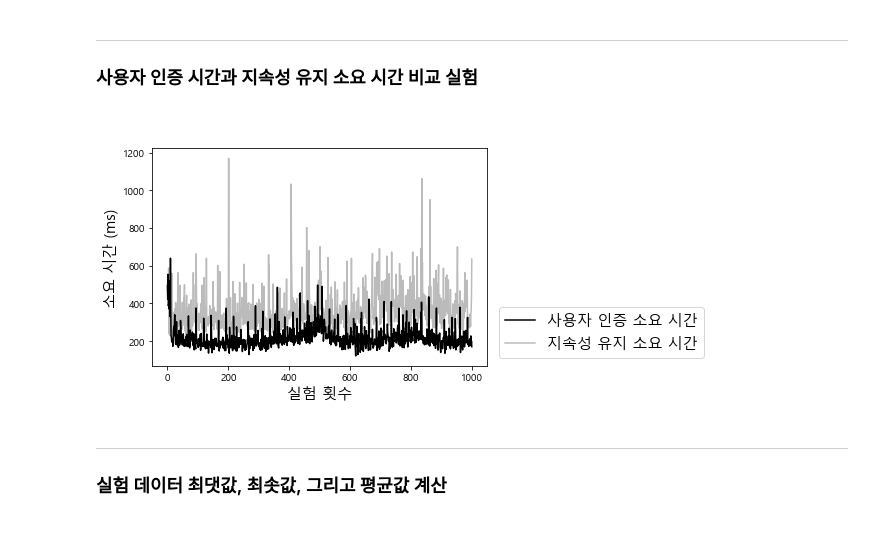
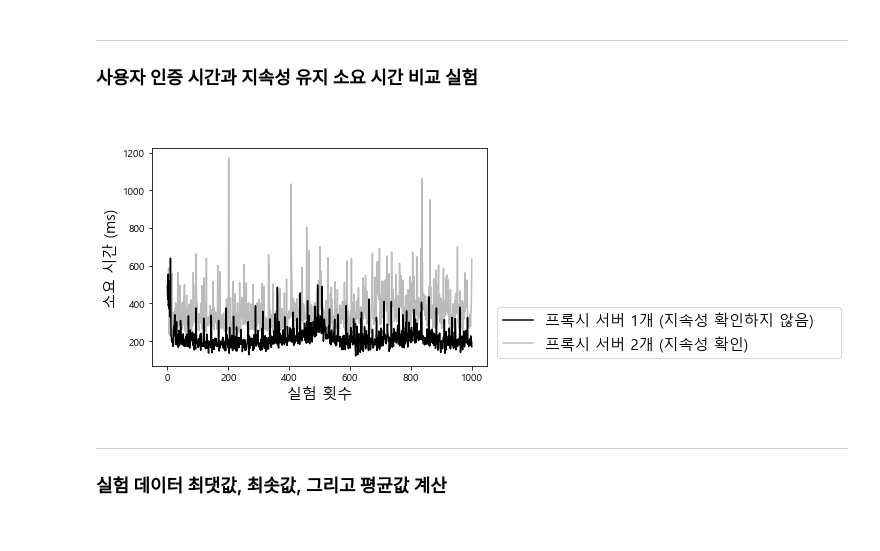
Before and after one commit to KiHyeon-Hong/EOG_data_user_authentication_blockchain, a Jupyter notebook: views/1.EOG_data_user_authentication_NFT_blockchain_model.ipynb, the cells around one changed output. Cells and saved outputs as stored; diff of their text form; code cells hidden in the pictures.

```diff
--- a/views/1.EOG_data_user_authentication_NFT_blockchain_model.ipynb
+++ b/views/1.EOG_data_user_authentication_NFT_blockchain_model.ipynb
@@ -195,17 +195,17 @@ plt.show()
 <h3>사용자 인증 시간과 지속성 유지 소요 시간 비교 실험</h3>
 <br>
 # %%
-plt.plot(AuthenticationTest['Count'], AuthenticationTest['Time'], color='#000000FF', label='사용자 인증 소요 시간')
-plt.plot(PersistenceTest['Count'], PersistenceTest['Time'], color='#00000044', label='지속성 유지 소요 시간')
+plt.plot(AuthenticationTest['Count'], AuthenticationTest['Time'], color='#000000FF', label='프록시 서버 1개 (지속성 확인하지 않음)    ')
+plt.plot(PersistenceTest['Count'], PersistenceTest['Time'], color='#00000044', label='프록시 서버 2개 (지속성 확인)    ')
 
 plt.xlabel('실험 횟수')
 plt.ylabel('소요 시간 (ms)')
 
-plt.legend(loc='lower right', fontsize=15, bbox_to_anchor=(1.67, 0))
+plt.legend(loc='lower right', fontsize=15, bbox_to_anchor=(2.08, 0))
 
 plt.show()
 # %% [output]
-[figure, old version]
+[figure, new version]
 # %% [markdown]
 <hr>
 <h3>실험 데이터 최댓값, 최솟값, 그리고 평균값 계산</h3>
```
Also changed, not shown: parts of 1 cell of this notebook, 1 other file.
